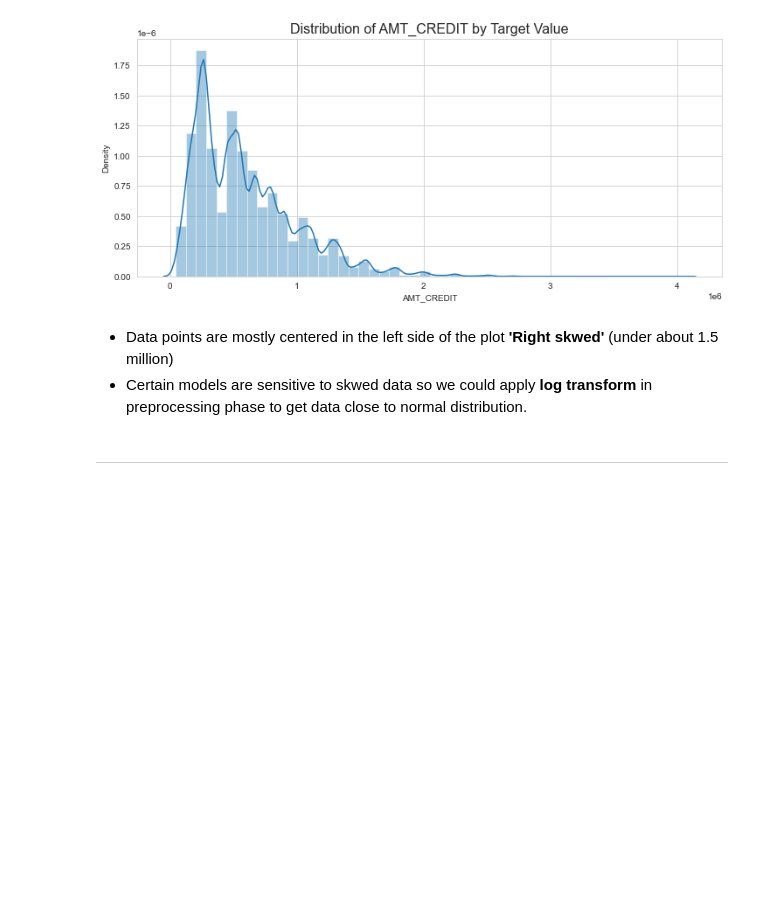
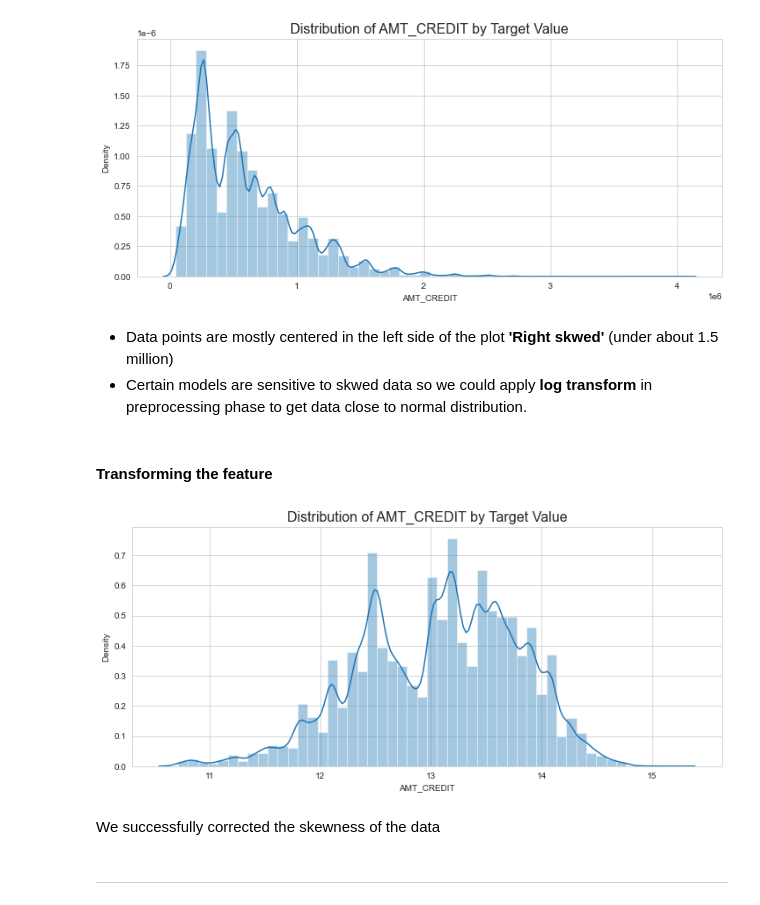
Before and after one commit to AmiirHelmy/Home-Credit-Default-Risk, a Jupyter notebook: Home Credit Default Risk.ipynb, the cells around one changed output. Cells and saved outputs as stored; diff of their text form; code cells hidden in the pictures; blank space fills up the shorter version.

```diff
--- a/Home Credit Default Risk.ipynb
+++ b/Home Credit Default Risk.ipynb
@@ -797,6 +797,19 @@ plot_distributions(application_train,'AMT_CREDIT')
 # %% [markdown]
 - Data points are mostly centered in the left side of the plot **'Right skwed'** (under about 1.5 million)
 - Certain models are sensitive to skwed data so we could apply **log transform** in preprocessing phase to get data close to normal distribution.
+# %% [markdown]
+#### Transforming the feature
+# %%
+# In test and train data
+application_train['AMT_CREDIT'] = np.log(application_train['AMT_CREDIT'])
+application_test['AMT_CREDIT'] = np.log(application_test['AMT_CREDIT'])
+# %%
+# Sanity check
+plot_distributions(application_train,'AMT_CREDIT')
+# %% [output]
+[figure, added]
+# %% [markdown]
+We successfully corrected the skewness of the data
 # %% [markdown]
 ---------
 # %% [markdown]
```
